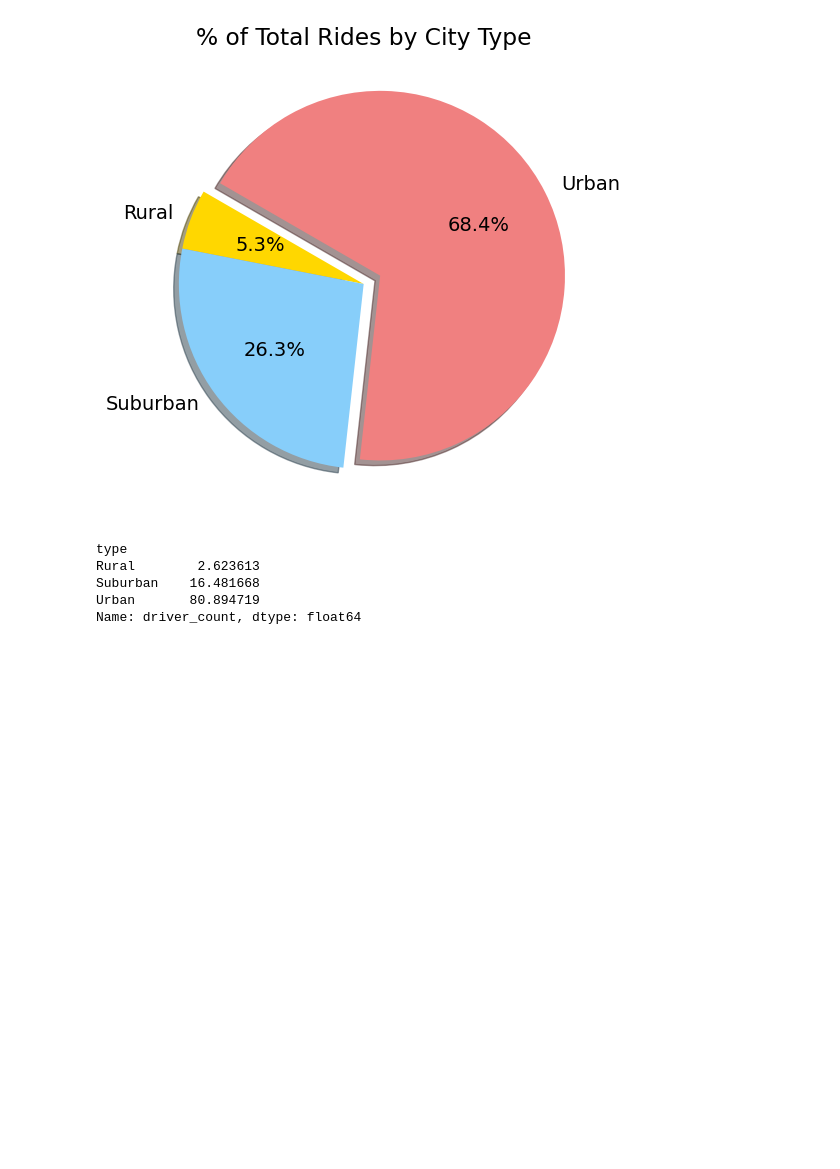
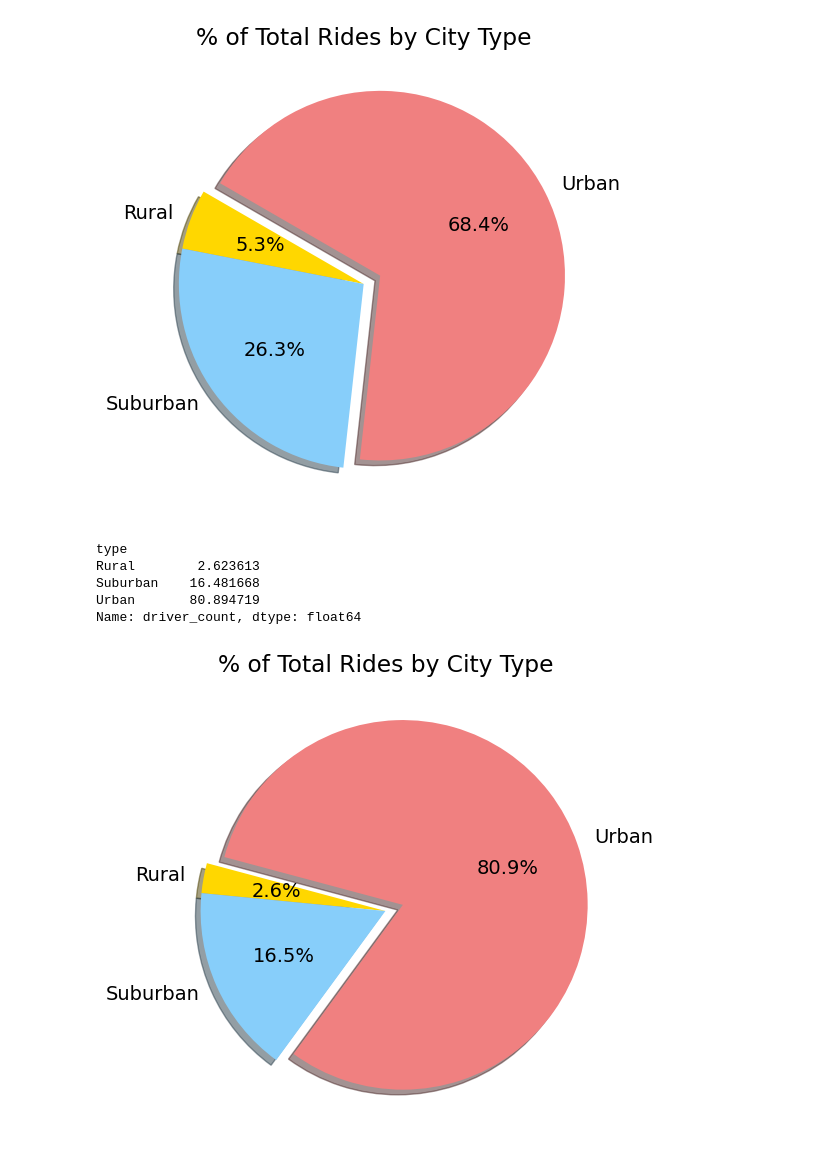
Before and after one commit to Jim-Sotelo/Pyber_Analysis, a Jupyter notebook: Resources/PyBer.ipynb, the cells around one changed output. Drawn from its saved outputs; the diff is of its cells as text; code cells hidden in the pictures; blank space fills up the shorter version.

```diff
--- a/Resources/PyBer.ipynb
+++ b/Resources/PyBer.ipynb
@@ -1194,24 +1191,26 @@ Name: driver_count, dtype: float64
 # %%
 # Build pie for driver percent chart.
 
 plt.subplots(figsize=(10, 6))
 
 plt.pie(driver_percents, labels=["Rural", "Suburban", "Urban"],
        colors=["gold", "lightskyblue", "lightcoral"],
        explode=[0, 0, 0.1],
         autopct='%1.1f%%',
-       shadow=True, startangle=150)
+       shadow=True, startangle=165)
 
 plt.title("% of Total Rides by City Type")
 
 # Change the default font size from 10 to 14.
 
 mpl.rcParams['font.size'] = 14
 
 #save figure
 
-plt.savefig("c:/users/gskil/class/pyber_analysis/analysis/Fig6.png")
+plt.savefig("c:/users/gskil/class/pyber_analysis/analysis/Fig7.png")
 
 # Show Figure
 
 plt.show()
+# %% [output]
+[figure, added]
```
Also changed, not shown: parts of 3 cells of this notebook, 5 other files.
